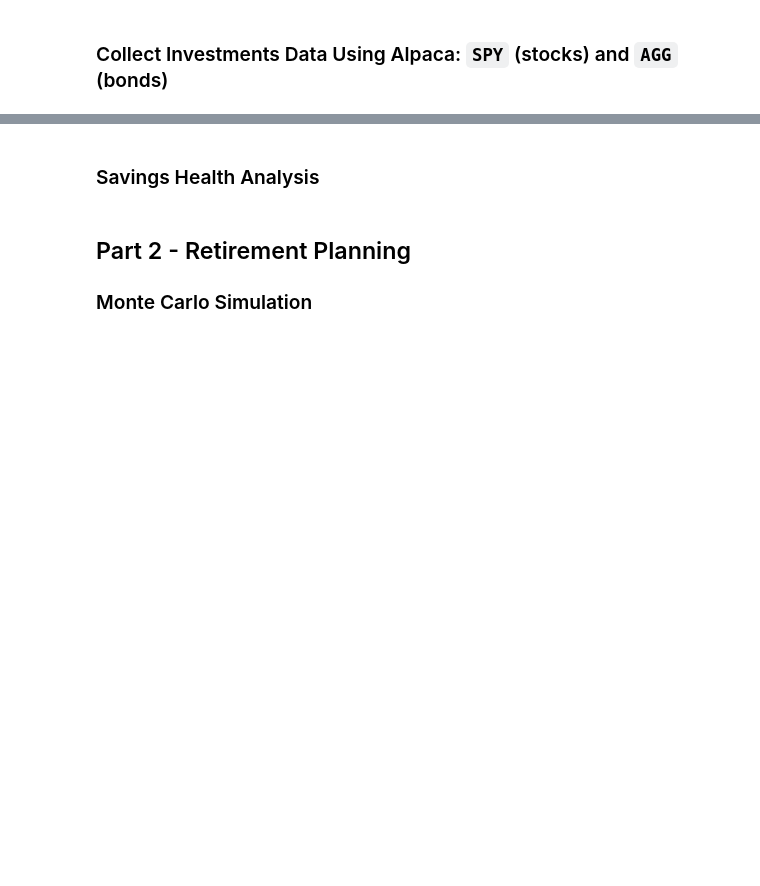
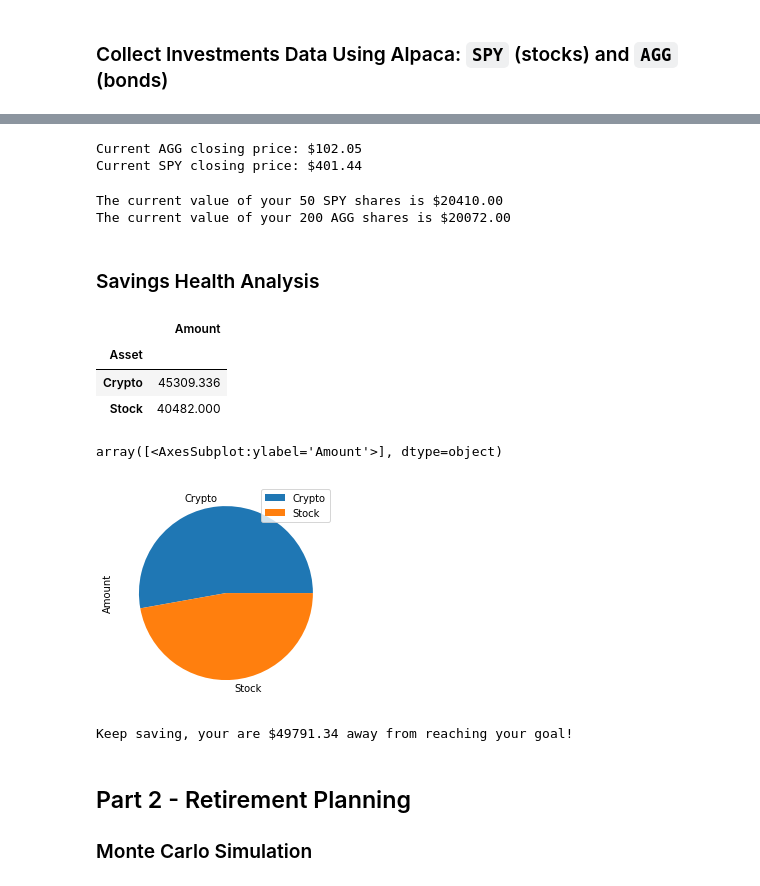
Before and after one commit to HakobKeymetlyan/homework, a Jupyter notebook: api_homework/Instructions/Starter_Code/financial-planner.ipynb, the cells around one changed output, grey strips where cells are left out. Drawn from its saved outputs; the diff is of its cells as text; code cells hidden in the pictures; blank space fills up the shorter version.

```diff
--- a/api_homework/Instructions/Starter_Code/financial-planner.ipynb
+++ b/api_homework/Instructions/Starter_Code/financial-planner.ipynb
@@ -55,6 +74,6 @@ my_spy = 50
 # %%
 # Format current date as ISO format
-# YOUR CODE HERE!
+today = pd.Timestamp("2022-06-09", tz="America/New_York").isoformat()
 
 # Set the tickers
 tickers = ["AGG", "SPY"]
@@ -63,15 +82,21 @@ tickers = ["AGG", "SPY"]
 timeframe = "1Day"
 
 # Get current closing prices for SPY and AGG
-# YOUR CODE HERE!
+df_portfolio = api.get_bars(
+    tickers,
+    timeframe,
+    start=today,
+    end=today).df
+
+df_portfolio
 
 # Reorganize the DataFrame
 # Separate ticker data
-# YOUR CODE HERE!
-
+AGG = df_portfolio[df_portfolio["symbol"]=="AGG"].drop(columns="symbol")
+SPY = df_portfolio[df_portfolio["symbol"]=="SPY"].drop(columns="symbol")
 
 # Concatenate the ticker DataFrames
-# YOUR CODE HERE!
+reorganized_df = pd.concat([AGG,SPY], axis=1, keys=['AGG','SPY'])
 
 # Preview DataFrame
-# YOUR CODE HERE!
+reorganized_df
@@ -78,31 +108,52 @@ timeframe = "1Day"
 # %%
 # Pick AGG and SPY close prices
-# YOUR CODE HERE!
+agg_close_price = float(reorganized_df["AGG"]["close"])
+spy_close_price = float(reorganized_df["SPY"]["close"])
 
 # Print AGG and SPY close prices
 print(f"Current AGG closing price: ${agg_close_price}")
 print(f"Current SPY closing price: ${spy_close_price}")
+# %% [output]
+Current AGG closing price: $102.05
+Current SPY closing price: $401.44
 # %%
 # Compute the current value of shares
-# YOUR CODE HERE!
-
+my_spy_value = agg_close_price * my_agg
+my_agg_value = spy_close_price * my_spy
 # Print current value of shares
 print(f"The current value of your {my_spy} SPY shares is ${my_spy_value:0.2f}")
 print(f"The current value of your {my_agg} AGG shares is ${my_agg_value:0.2f}")
+# %% [output]
+The current value of your 50 SPY shares is $20410.00
+The current value of your 200 AGG shares is $20072.00
 # %% [markdown]
 ### Savings Health Analysis
 # %%
 # Set monthly household income
-# YOUR CODE HERE!
+monthly_income = 12000
+
 
 # Consolidate financial assets data
-# YOUR CODE HERE!
+total_shares_value = my_spy_value + my_agg_value
+total_crypto_value = my_btc_value + my_eth_value
+
+df_savings = pd.DataFrame(
+    {"Asset" : ["Crypto", "Stock"],
+     "Amount" : [total_crypto_value, total_shares_value]})
 
 # Create savings DataFrame
-# YOUR CODE HERE!
+df_savings.set_index("Asset", inplace=True)
 
 # Display savings DataFrame
 display(df_savings)
+# %% [output]
+|  | Amount |
+| Asset |  |
+| Crypto | 45309.336 |
+| Stock | 40482.000 |
 # %%
 # Plot savings pie chart
-# YOUR CODE HERE!
+df_savings.plot(kind="pie", subplots=True)
+# %% [output]
+array([<AxesSubplot:ylabel='Amount'>], dtype=object)
+[figure, added]
@@ -118,3 +160,20 @@ emergency_fund = monthly_income * 3
+# %%
+# Set ideal emergency fund
+emergency_fund = monthly_income * 3
+
+# Calculate total amount of savings
+total_savings = total_shares_value + total_crypto_value
+deficit = round((total_savings - emergency_fund), 2)
+
+# Validate saving health
+if emergency_fund > total_savings:
+    print("Congarulations, you have enough money in your fund!")
+elif emergency_fund == total_savings:
+    print("Congarulations, you have reached your savings goal!")
+elif emergency_fund < total_savings:
+    print(f"Keep saving, your are ${deficit} away from reaching your goal!")
+# %% [output]
+Keep saving, your are $49791.34 away from reaching your goal!
 # %% [markdown]
 ## Part 2 - Retirement Planning
 
```
Also changed, not shown: parts of 16 cells of this notebook.
